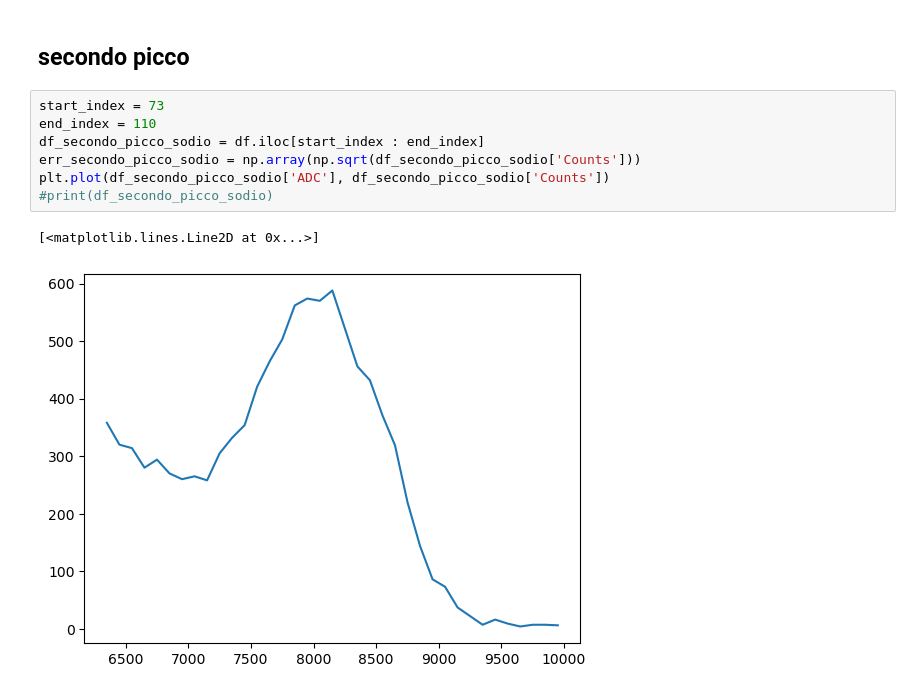
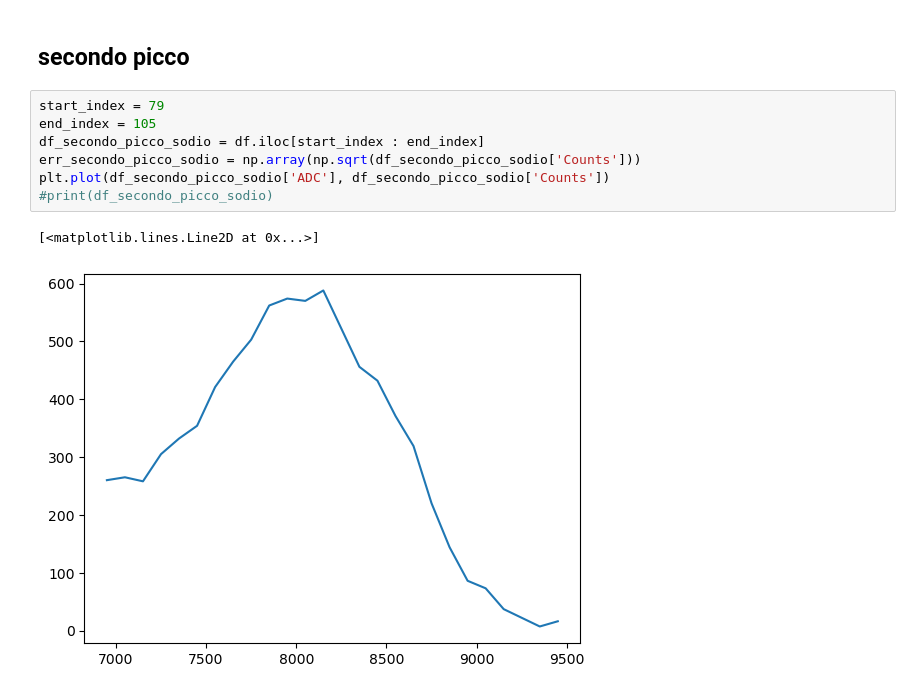
Before and after one commit to Pavar0tty/Laboratorio_SiPM, a Jupyter notebook: Analisi/Parte 2/BGO_analisi.ipynb, the cells around one changed output. Cells and saved outputs as stored; diff of their text form.

```diff
--- a/Analisi/Parte 2/BGO_analisi.ipynb
+++ b/Analisi/Parte 2/BGO_analisi.ipynb
@@ -86,13 +89,13 @@ LS_fit(df_primo_picco_sodio['ADC'], df_primo_picco_sodio['Counts'], err_primo_pi
 # %% [markdown]
 ## secondo picco
 # %%
-start_index = 73
-end_index = 110
+start_index = 79
+end_index = 105
 df_secondo_picco_sodio = df.iloc[start_index : end_index]
 err_secondo_picco_sodio = np.array(np.sqrt(df_secondo_picco_sodio['Counts']))
 plt.plot(df_secondo_picco_sodio['ADC'], df_secondo_picco_sodio['Counts'])
 #print(df_secondo_picco_sodio)
 # %% [output]
 [<matplotlib.lines.Line2D at 0x...>]
-[figure, old version]
+[figure, new version]
 # %%
```
Also changed, not shown: parts of 8 cells of this notebook, 3 other files.
